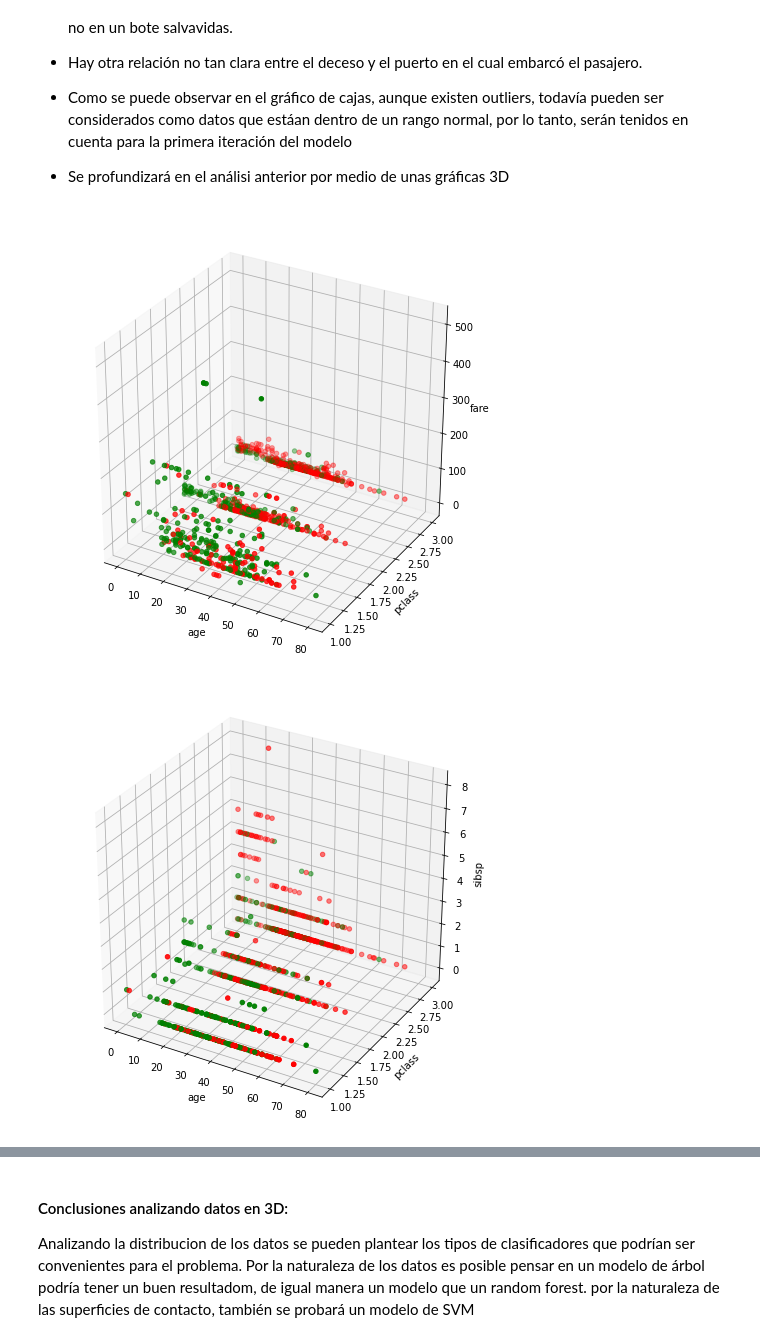
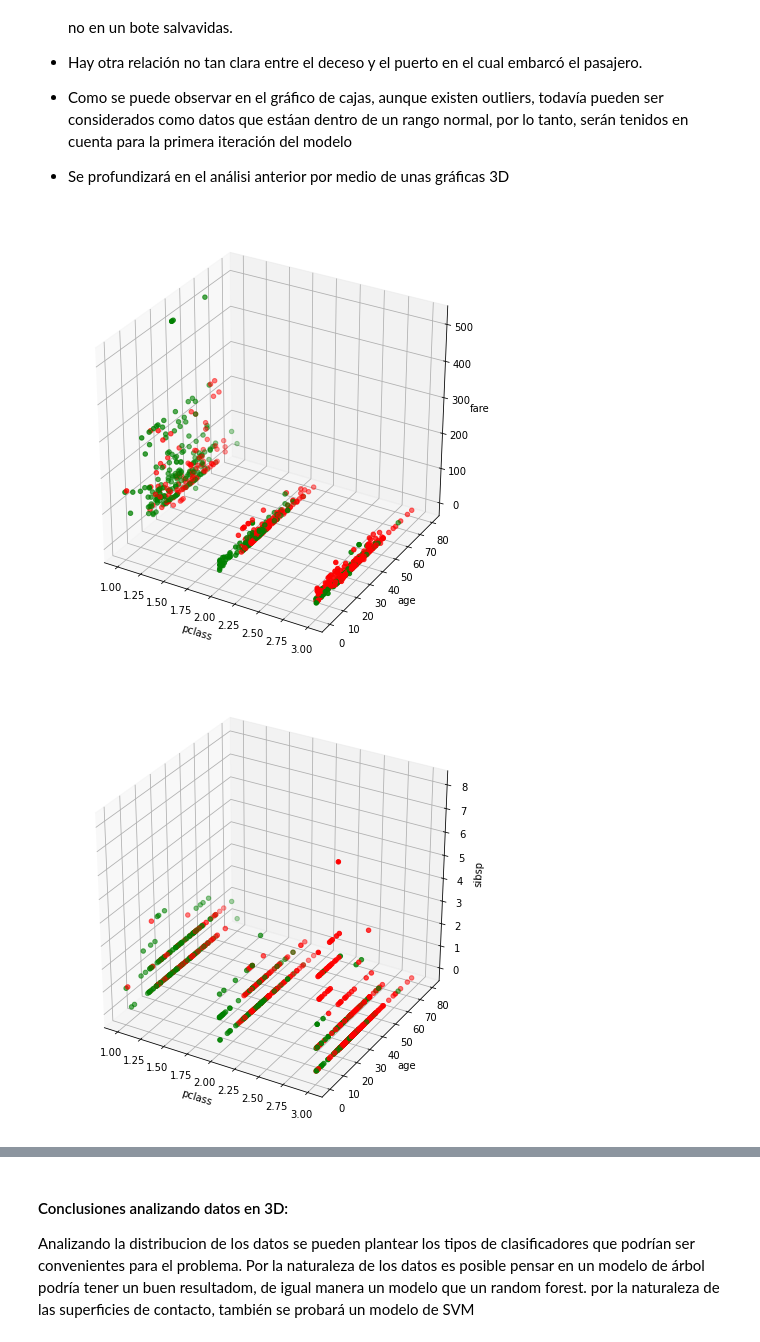
Before and after one commit to jmmendozae/DS_Projects_MM, a Jupyter notebook: Exploring Titanic 2.0.ipynb, the cells around one changed output, grey strips where cells are left out. Cells and saved outputs as stored; diff of their text form; code cells hidden in the pictures.

```diff
--- a/Exploring Titanic 2.0.ipynb
+++ b/Exploring Titanic 2.0.ipynb
@@ -38,10 +38,9 @@ En este caso, las variable pclass, correspondiente a la clase del pasajero, cuya
 Esta transformación será realizada a continuación
 # %%
 convert_dict = {'survived': bool,
-                'pclass': object,
                 'body': object}
-data[["survived", "pclass", 'body']] = data[["survived", "pclass", 'body']].astype (convert_dict)
-data[['pclass','sex','ticket', 'cabin', 'embarked', 'boat','home.dest' ]] =data[['pclass','sex','ticket', 'cabin', 'embarked', 'boat','home.dest' ]].astype("category")
+data[["survived", 'body']] = data[["survived", 'body']].astype (convert_dict)
+data[['sex','ticket', 'cabin', 'embarked', 'boat','home.dest' ]] =data[['sex','ticket', 'cabin', 'embarked', 'boat','home.dest' ]].astype("category")
 # %%
 data.info()
 # %% [output]
@@ -253,23 +254,23 @@ sns.boxplot(x= 'survived',y='age',data=data, ax=axes[2,1])
 # %%
 ax= plt.figure(figsize=(8, 8)).add_subplot(111, projection ='3d')
 data['colors'] = data['survived'].replace({ True: 'g', False: 'r'})
-ax.scatter(data['age'], data['pclass'], data['fare'], c=data['colors'])
-ax.set_xlabel('age')
-ax.set_ylabel('pclass')
+ax.scatter(data['pclass'], data['age'], data['fare'], c=data['colors'])
+ax.set_xlabel('pclass')
+ax.set_ylabel('age')
 ax.set_zlabel('fare')
 plt.show()
 # %% [output]
-[figure, old version]
+[figure, new version]
 # %%
 ax= plt.figure(figsize=(8, 8)).add_subplot(111, projection ='3d')
 data['colors'] = data['survived'].replace({ True: 'g', False: 'r'})
-ax.scatter(data['age'], data['pclass'], data['sibsp'], c=data['colors'])
-ax.set_xlabel('age')
-ax.set_ylabel('pclass')
+ax.scatter(data['pclass'], data['age'], data['sibsp'], c=data['colors'])
+ax.set_xlabel('pclass')
+ax.set_ylabel('age')
 ax.set_zlabel('sibsp')
 plt.show()
 # %% [output]
-[figure, old version]
+[figure, new version]
 # %%
 ax= plt.figure(figsize=(8, 8)).add_subplot(111, projection ='3d')
 data['colors'] = data['sex'].replace({ "male": 'b', "female": 'lightcoral'})
```
Also changed, not shown: parts of 19 cells of this notebook, 1 other file.
